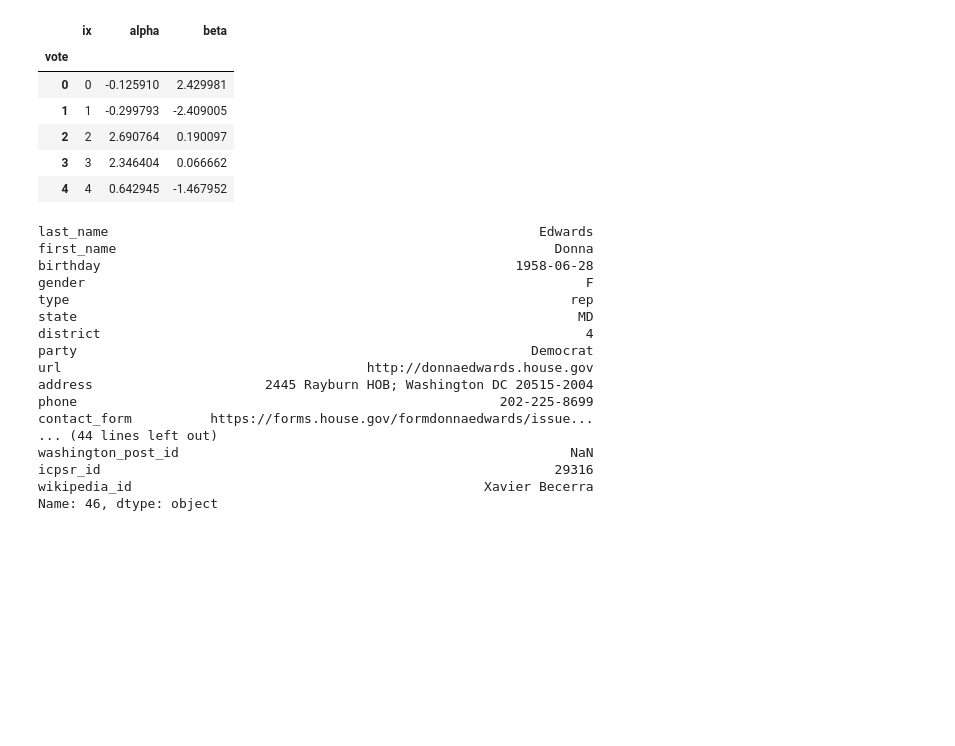
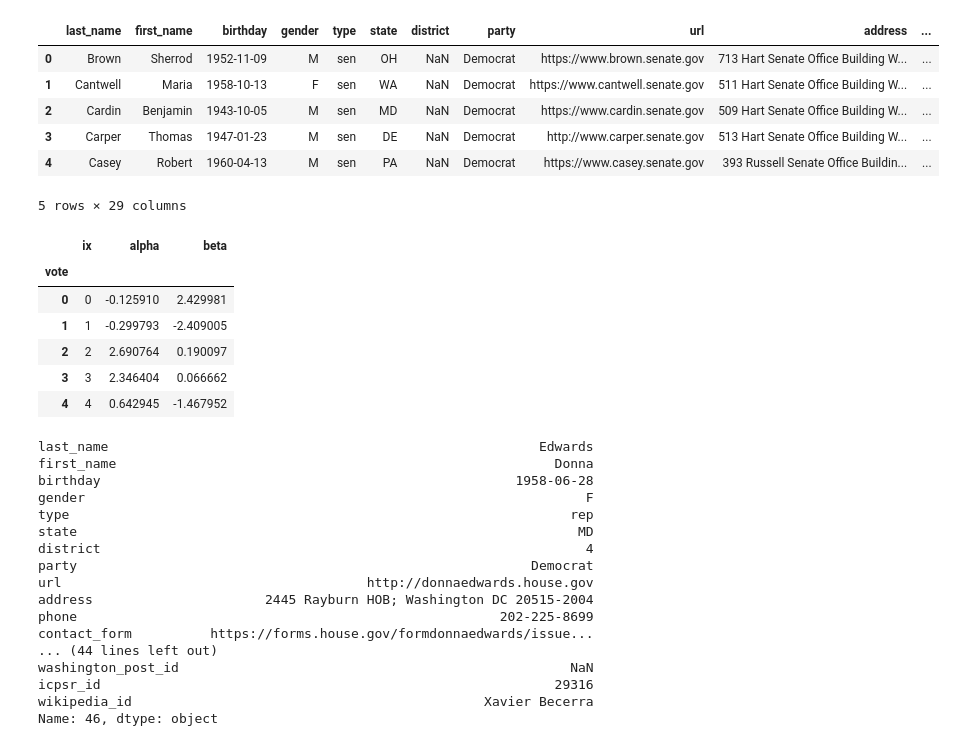
Before and after one commit to saulshanabrook/congressiona-text-reuse, a Jupyter notebook: saul/trace analyzer.ipynb, the cells around one changed output. Saved outputs shown, nothing was run; the diff lists cells and outputs as text; code cells hidden in the pictures; blank space fills up the shorter version.

```diff
--- a/saul/trace analyzer.ipynb
+++ b/saul/trace analyzer.ipynb
@@ -88,3 +108,13 @@ vote_df.head()
+# %%
+legislator_df.head()
+# %% [output]
+|  | last_name | first_name | birthday | gender | type | state | district | party | url | address | ... |
+| 0 | Brown | Sherrod | 1952-11-09 | M | sen | OH | NaN | Democrat | https://www.brown.senate.gov | 713 Hart Senate Office Building W... | ... |
+| 1 | Cantwell | Maria | 1958-10-13 | F | sen | WA | NaN | Democrat | https://www.cantwell.senate.gov | 511 Hart Senate Office Building W... | ... |
+| 2 | Cardin | Benjamin | 1943-10-05 | M | sen | MD | NaN | Democrat | https://www.cardin.senate.gov | 509 Hart Senate Office Building W... | ... |
+| 3 | Carper | Thomas | 1947-01-23 | M | sen | DE | NaN | Democrat | http://www.carper.senate.gov | 513 Hart Senate Office Building W... | ... |
+| 4 | Casey | Robert | 1960-04-13 | M | sen | PA | NaN | Democrat | https://www.casey.senate.gov | 393 Russell Senate Office Buildin... | ... |
+5 rows × 29 columns
 # %%
 vote_means.head()
 
```
Also changed, not shown: parts of 5 cells of this notebook.
